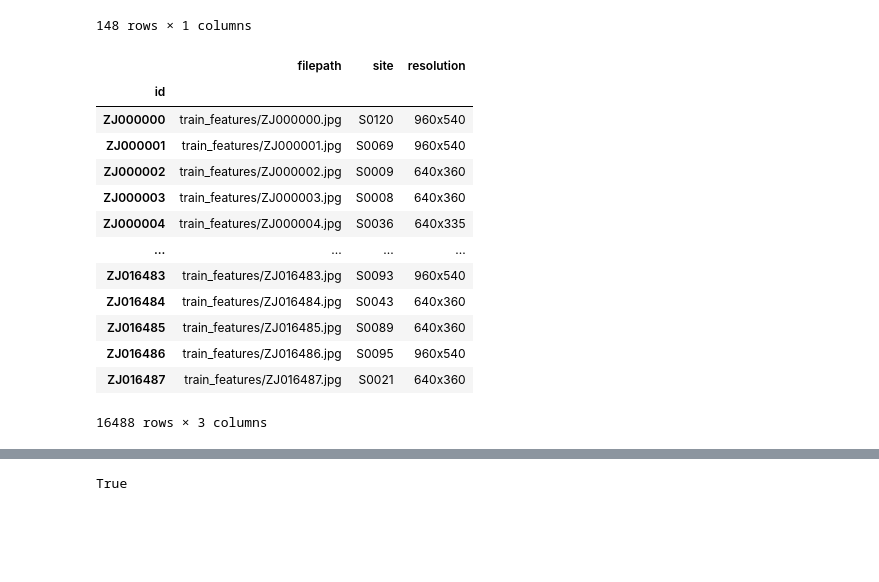
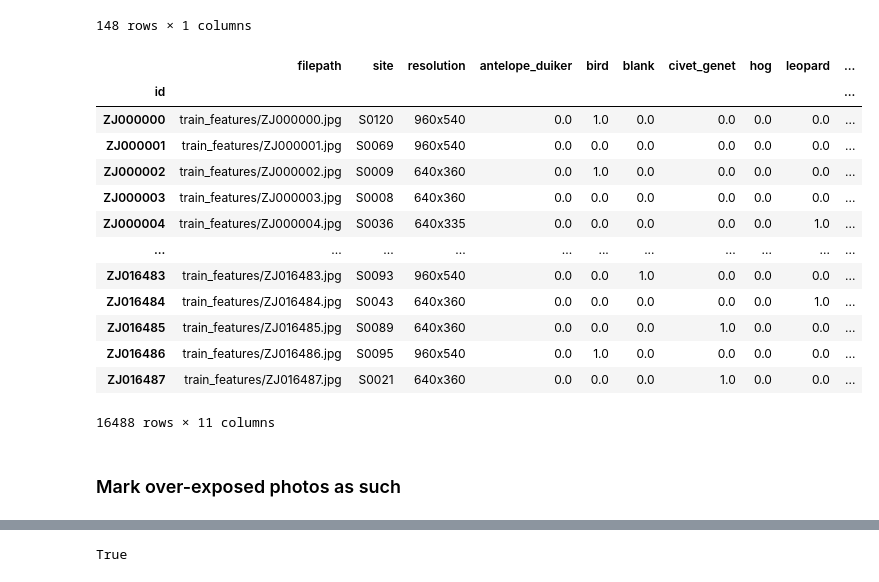
Before and after one commit to canonic-epicure/conservision, a Jupyter notebook: benchmark.ipynb, the cells around one changed output, grey strips where cells are left out. Saved outputs shown, nothing was run; the diff lists cells and outputs as text; code cells hidden in the pictures; blank space fills up the shorter version.

```diff
--- a/benchmark.ipynb
+++ b/benchmark.ipynb
@@ -183,21 +188,23 @@ sites
 148 rows × 1 columns
 # %%
 train_all = train_features.merge(train_labels, on='id')
-# %%
-train_features
-# %% [output]
-|  | filepath | site | resolution |
-| id |  |  |  |
-| ZJ000000 | train_features/ZJ000000.jpg | S0120 | 960x540 |
-| ZJ000001 | train_features/ZJ000001.jpg | S0069 | 960x540 |
-| ZJ000002 | train_features/ZJ000002.jpg | S0009 | 640x360 |
-| ZJ000003 | train_features/ZJ000003.jpg | S0008 | 640x360 |
-| ZJ000004 | train_features/ZJ000004.jpg | S0036 | 640x335 |
-| ... | ... | ... | ... |
-| ZJ016483 | train_features/ZJ016483.jpg | S0093 | 960x540 |
-| ZJ016484 | train_features/ZJ016484.jpg | S0043 | 640x360 |
-| ZJ016485 | train_features/ZJ016485.jpg | S0089 | 640x360 |
-| ZJ016486 | train_features/ZJ016486.jpg | S0095 | 960x540 |
-| ZJ016487 | train_features/ZJ016487.jpg | S0021 | 640x360 |
-16488 rows × 3 columns
+# %%
+train_all
+# %% [output]
+|  | filepath | site | resolution | antelope_duiker | bird | blank | civet_genet | hog | leopard | ... |
+| id |  |  |  |  |  |  |  |  |  | ... |
+| ZJ000000 | train_features/ZJ000000.jpg | S0120 | 960x540 | 0.0 | 1.0 | 0.0 | 0.0 | 0.0 | 0.0 | ... |
+| ZJ000001 | train_features/ZJ000001.jpg | S0069 | 960x540 | 0.0 | 0.0 | 0.0 | 0.0 | 0.0 | 0.0 | ... |
+| ZJ000002 | train_features/ZJ000002.jpg | S0009 | 640x360 | 0.0 | 1.0 | 0.0 | 0.0 | 0.0 | 0.0 | ... |
+| ZJ000003 | train_features/ZJ000003.jpg | S0008 | 640x360 | 0.0 | 0.0 | 0.0 | 0.0 | 0.0 | 0.0 | ... |
+| ZJ000004 | train_features/ZJ000004.jpg | S0036 | 640x335 | 0.0 | 0.0 | 0.0 | 0.0 | 0.0 | 1.0 | ... |
+| ... | ... | ... | ... | ... | ... | ... | ... | ... | ... | ... |
+| ZJ016483 | train_features/ZJ016483.jpg | S0093 | 960x540 | 0.0 | 0.0 | 1.0 | 0.0 | 0.0 | 0.0 | ... |
+| ZJ016484 | train_features/ZJ016484.jpg | S0043 | 640x360 | 0.0 | 0.0 | 0.0 | 0.0 | 0.0 | 1.0 | ... |
+| ZJ016485 | train_features/ZJ016485.jpg | S0089 | 640x360 | 0.0 | 0.0 | 0.0 | 1.0 | 0.0 | 0.0 | ... |
+| ZJ016486 | train_features/ZJ016486.jpg | S0095 | 960x540 | 0.0 | 1.0 | 0.0 | 0.0 | 0.0 | 0.0 | ... |
+| ZJ016487 | train_features/ZJ016487.jpg | S0021 | 640x360 | 0.0 | 0.0 | 0.0 | 1.0 | 0.0 | 0.0 | ... |
+16488 rows × 11 columns
+# %% [markdown]
+### Mark over-exposed photos as such
 # %%
```
Also changed, not shown: parts of 45 cells of this notebook.
